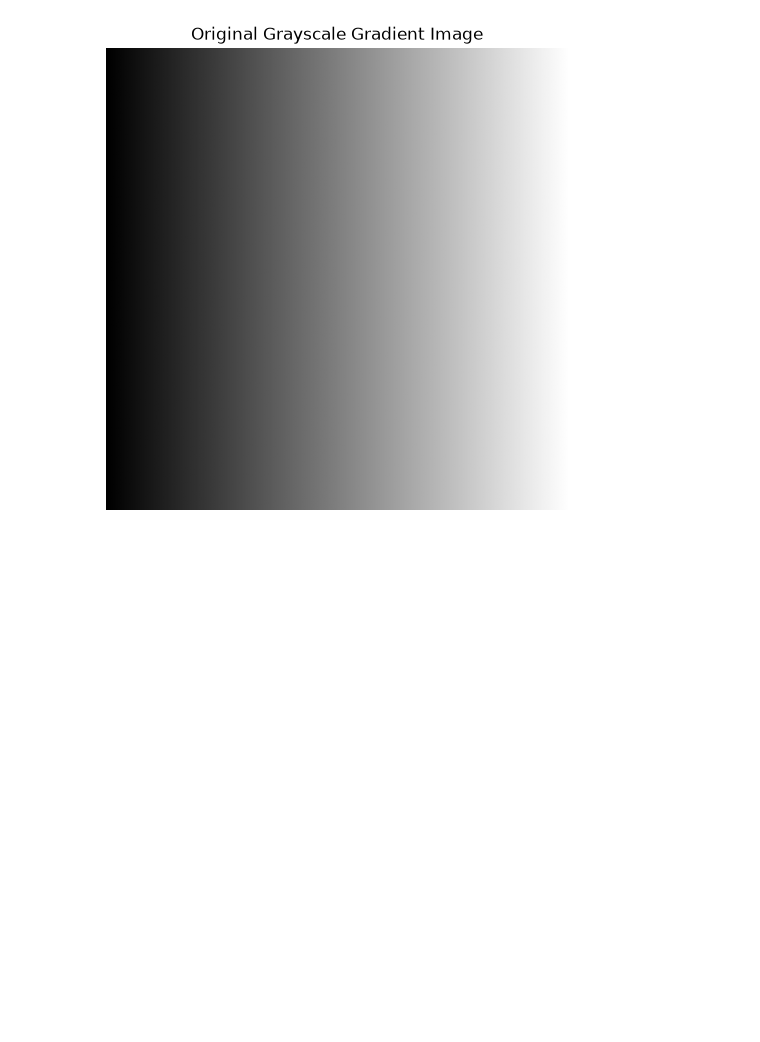
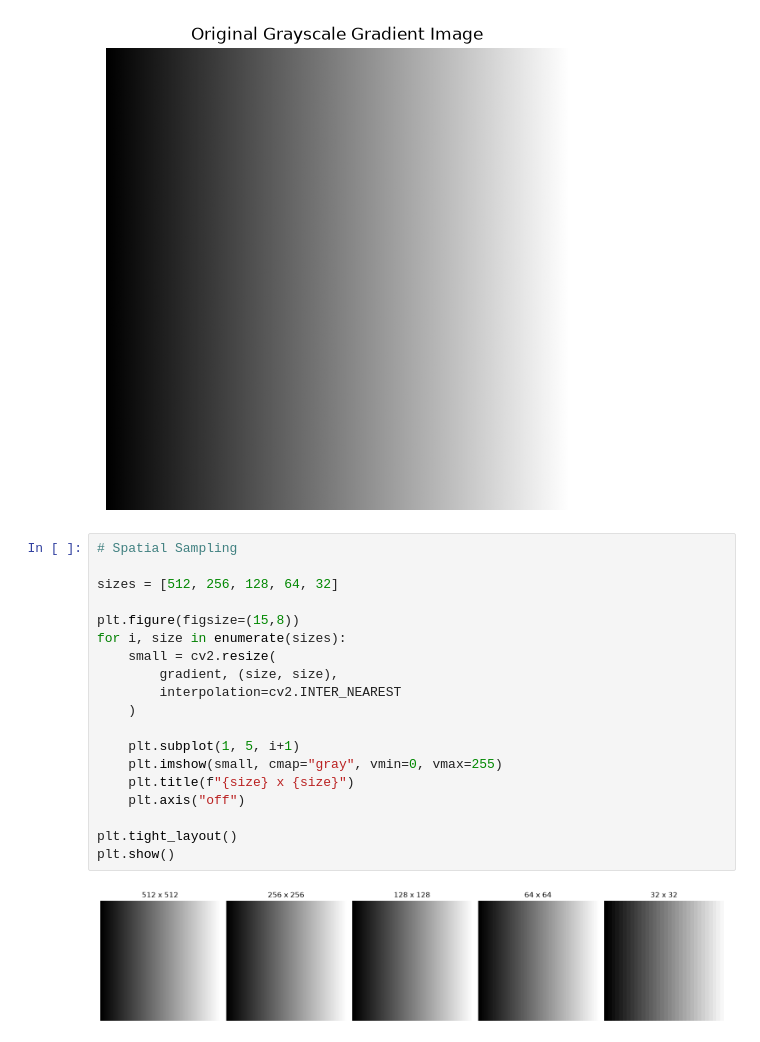
Before and after one commit to Aslngsng/Digital-Image-Processing, a Jupyter notebook: 01_notebook.ipynb, the cells around one changed output. Cells and saved outputs as stored; diff of their text form; blank space fills up the shorter version.

Commit message:
demonstrate spatial sampling

```diff
--- a/01_notebook.ipynb
+++ b/01_notebook.ipynb
@@ -37,3 +37,24 @@ plt.axis("off")
 plt.show()
 # %% [output]
 [figure]
+# %%
+# Spatial Sampling
+
+sizes = [512, 256, 128, 64, 32]
+
+plt.figure(figsize=(15,8))
+for i, size in enumerate(sizes):
+    small = cv2.resize(
+        gradient, (size, size),
+        interpolation=cv2.INTER_NEAREST
+    )
+
+    plt.subplot(1, 5, i+1)
+    plt.imshow(small, cmap="gray", vmin=0, vmax=255)
+    plt.title(f"{size} x {size}")
+    plt.axis("off")
+
+plt.tight_layout()
+plt.show()
+# %% [output]
+[figure, added]
```
